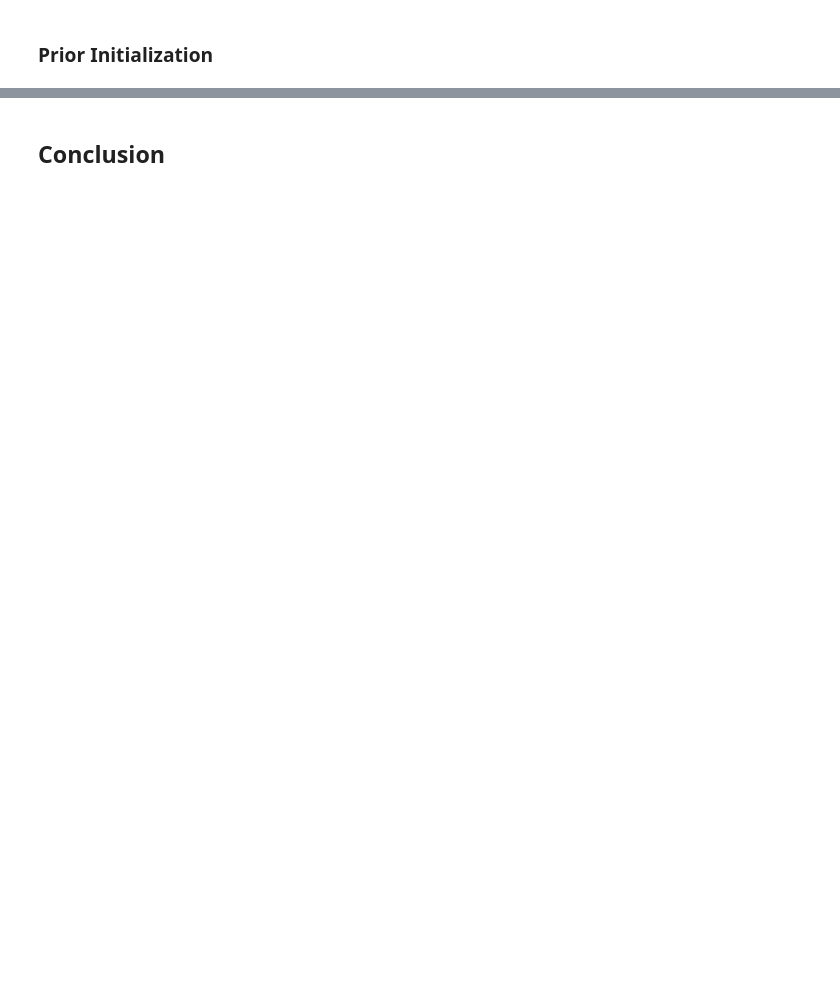
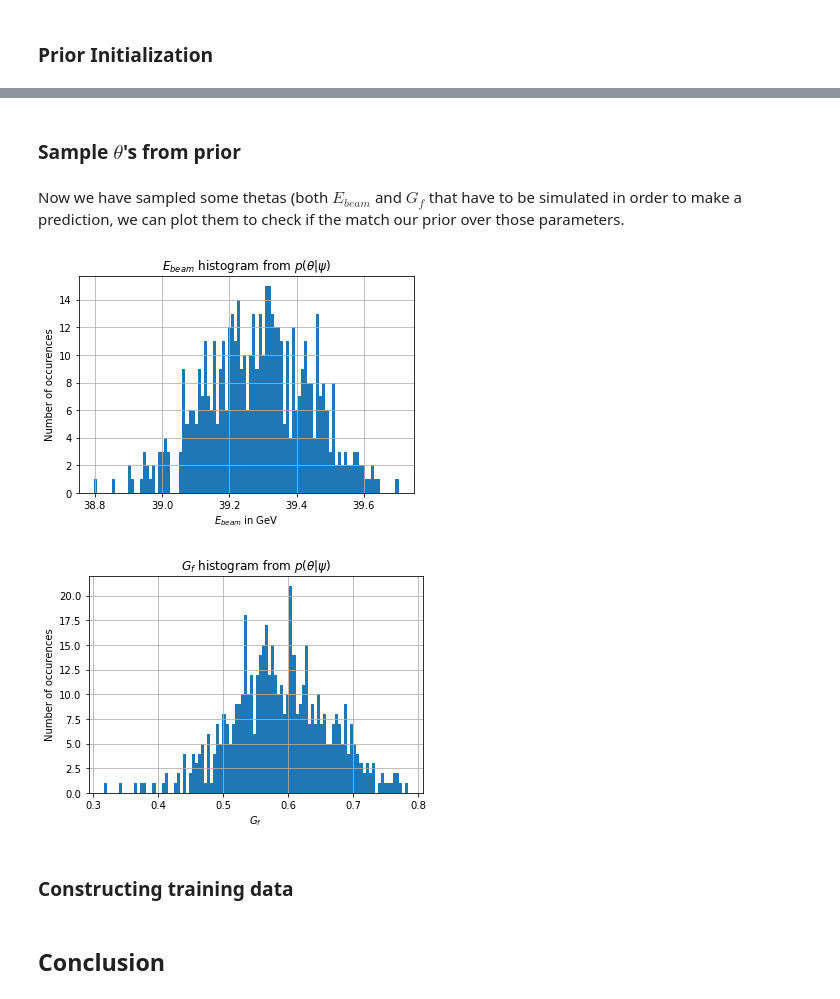
Before and after one commit to JoeriHermans/deep-learning-scripts, a Jupyter notebook: scripts/adverserial-variational-optimization/avo-notebook.ipynb, the cells around one changed output, grey strips where cells are left out. Drawn from its saved outputs; the diff is of its cells as text; code cells hidden in the pictures; blank space fills up the shorter version.

Commit message:
Add theta sampling

```diff
--- a/scripts/adverserial-variational-optimization/avo-notebook.ipynb
+++ b/scripts/adverserial-variational-optimization/avo-notebook.ipynb
@@ -33,7 +33,7 @@ from sklearn.utils import check_random_state
 seed = 1337
 random_number_generator = check_random_state(seed)
 
-batch_size = 64
+batch_size = 512
 num_epochs = 300
 
 beam_energy = 45.0 # In GeV
@@ -61,6 +61,19 @@ def plot_observations(X_observed, theta_optimal, normed=True):
 def random_gaussian(mu=[-1, 1], sigma=5.0):
     return {'mu': np.random.uniform(mu[0], mu[1]),
             'sigma': np.random.uniform(0.0, sigma)}
+
+def draw_gaussian(d, num_samples, random_state=None):
+    num_parameters = len(d['mu'])
+    thetas = np.zeros((num_samples, num_parameters))
+    mu = d['mu']
+    sigma = d['sigma']
+    for i in range(0, num_parameters):
+        thetas[:, i] = stats.norm.rvs(size=num_samples,
+                                      loc=mu[i],
+                                      scale=sigma[i],
+                                      random_state=random_number_generator)
+
+    return thetas
 # %% [markdown]
 ## Introduction
 
@@ -247,2 +221,32 @@ plt.show()
+# %% [markdown]
+### Sample $\theta$'s from prior
+# %%
+thetas = draw_gaussian(p_theta_phi, batch_size, random_state=random_number_generator)
+# %% [markdown]
+Now we have sampled some thetas (both $E_{beam}$ and $G_f$ that have to be simulated in order to make a prediction, we can plot them to check if the match our prior over those parameters.
+# %%
+theta_beam_energy = thetas[:, 0]
+theta_fermi_constant = thetas[:, 1]
+
+# Plot the histogram of the sampled beam energy.
+plt.title(r"$E_{beam}$ histogram from $p(\theta|\psi)$")
+plt.hist(theta_beam_energy, bins=100)
+plt.grid(True)
+plt.xlabel(r"$E_{beam}$ in GeV")
+plt.ylabel("Number of occurences")
+plt.show()
+
+# Plot the histogram of the sampled Fermi's constant.
+plt.title(r"$G_f$ histogram from $p(\theta|\psi)$")
+plt.hist(theta_fermi_constant, bins=100)
+plt.grid(True)
+plt.xlabel(r"$G_f$")
+plt.ylabel("Number of occurences")
+plt.show()
+# %% [output]
+[figure, added]
+[figure, added]
+# %% [markdown]
+### Constructing training data
 # %% [markdown]
 ## Conclusion
```
Also changed, not shown: parts of 7 cells of this notebook.
